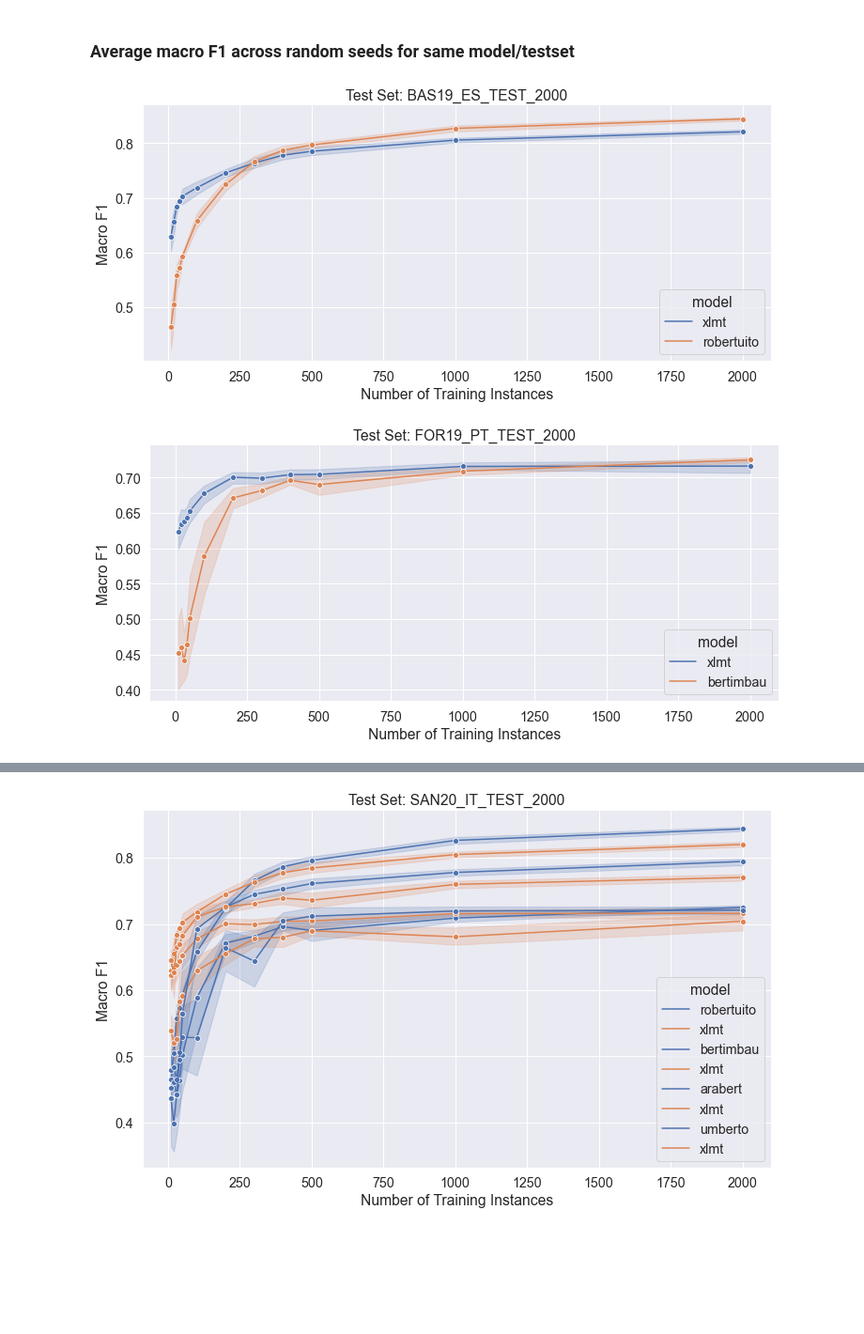
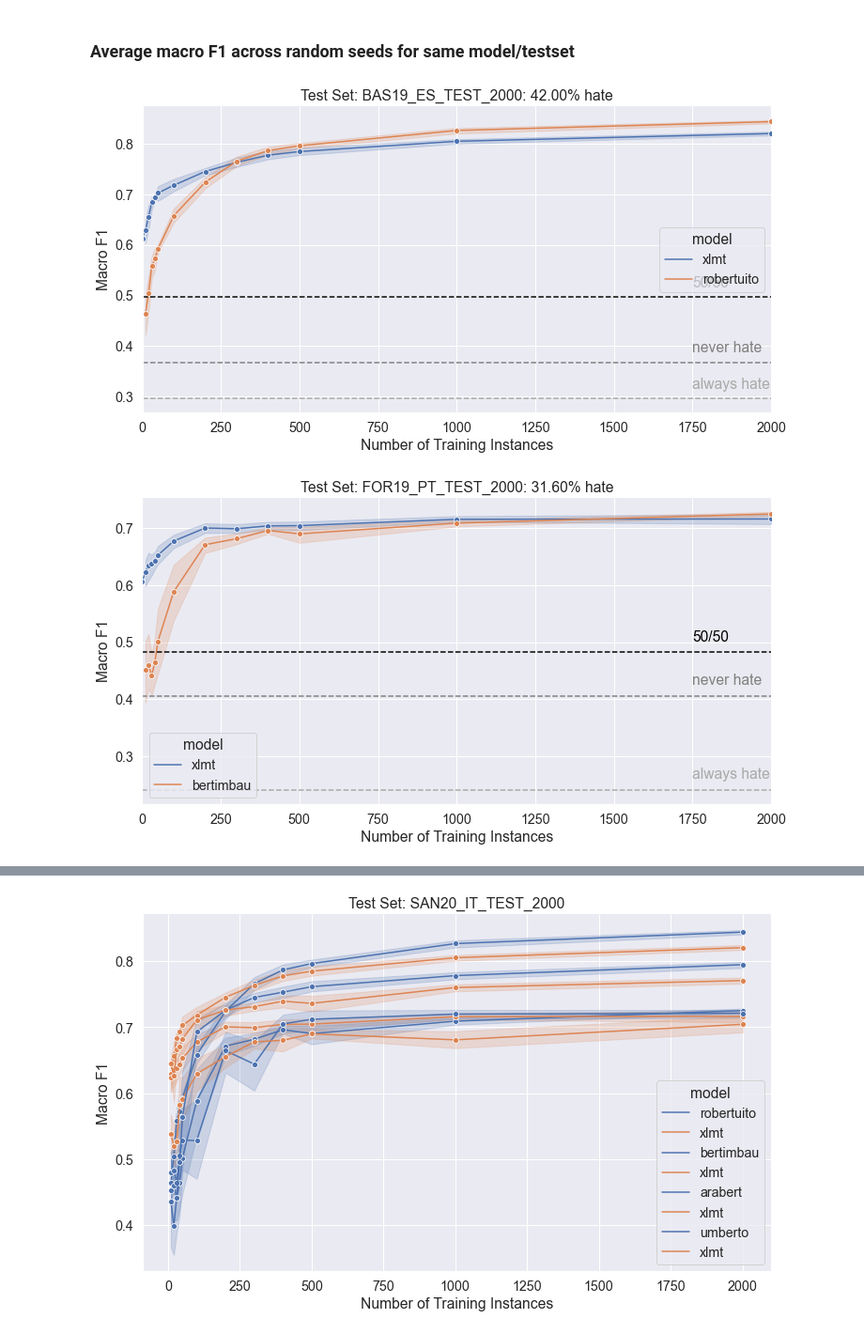
Before and after one commit to paul-rottger/efficient-low-resource-hate-detection, a Jupyter notebook: 3_evaluation/visualise_results.ipynb, the cells around one changed output, grey strips where cells are left out. Shown at 94% size. Cells and saved outputs as stored; diff of their text form; code cells hidden in the pictures; blank space fills up the shorter version.

```diff
--- a/3_evaluation/visualise_results.ipynb
+++ b/3_evaluation/visualise_results.ipynb
@@ -24,18 +25,22 @@ The results are stored in a nested dict: testset -> model -> train_size -> rando
 results_dict = dict()
 
 MODELS = ["xlmt","robertuito", "camembert", "arabert", "umberto", "bertimbau"]
-SIZES = [10,20,30,40,50,100,200,300,400,500,1000,2000]
+SIZES = [0,10,20,30,40,50,100,200,300,400,500,1000,2000]
 RANDOM_STATES = ["rs"+str(i) for i in range(1,11)]+["al"]
 
 for testset in os.listdir("./results"):
     print(testset)
     results_dict[testset] = dict()
     for model in pd.unique([m.split("_")[0] for m in os.listdir(f"./results/{testset}")]):
+        print("  ", model)
         results_dict[testset][model] = dict()
         for size in SIZES:
             results_dict[testset][model][size] = dict()
             for random_state in RANDOM_STATES:
                 for filename in glob.glob(f"./results/{testset}/{model}_*_{size}_{random_state}.csv"):
                     results_dict[testset][model][size][random_state] = pd.read_csv(filename)
+            # 0-shot xlmt models
+        for filename in glob.glob(f"./results/{testset}/{model}*_20000_rs1.csv"):
+            results_dict[testset][model][0]["rs1"] = pd.read_csv(filename)
 # %% [output]
 bas19_es_test_2000
@@ -76,36 +91,54 @@ for19_pt_test_2000
 # %% [markdown]
 ### Create flat df of results for easier plotting
 # %%
-results_df = pd.DataFrame(columns=["testset", "model", "train_size", "selection_strat", "macro_f1"])
+metrics_df = pd.DataFrame(columns=["testset", "model", "train_size", "selection_strat", "macro_f1"])
 
 for testset in metrics_dict:
     for model in metrics_dict[testset]:
         for size in metrics_dict[testset][model]:
             for selection_strat in metrics_dict[testset][model][size]:
-                results_df.loc[len(results_df)+1] = [testset, model, size, selection_strat, metrics_dict[testset][model][size][selection_strat]]
+                metrics_df.loc[len(metrics_df)+1] = [testset, model, size, selection_strat, metrics_dict[testset][model][size][selection_strat]]
 
-results_df["sample"] = results_df.selection_strat.apply(lambda x: "active learning" if x=="al" else "random")
+metrics_df["sample"] = metrics_df.selection_strat.apply(lambda x: "active learning" if x=="al" else "random")
 # %% [markdown]
 ### Average macro F1 across random seeds for same model/testset
 # %%
 for target_testset in sorted([t for t in metrics_dict.keys() if "fr" not in t]):
 
-    f = plt.figure(figsize=(12,5))
-
+    f = plt.figure(figsize=(12,6))
 
     # Just random samples
-    plot_df = results_df[(results_df.testset==target_testset) & (results_df.selection_strat!="al")].sort_values(["model"], ascending=False)
+    plot_df = metrics_df[(metrics_df.testset==target_testset) & (metrics_df.selection_strat!="al")].sort_values(["model"], ascending=False)
     p = sns.lineplot(x="train_size", y="macro_f1", hue="model", data = plot_df, estimator="mean", marker="o", ci=95)
 
     # With AL samples
-    #plot_df = results_df[(results_df.testset==target_testset) & (results_df.model!="xlmt")].sort_values(["model","sample"], ascending=False)
+    #plot_df = metrics_df[(metrics_df.testset==target_testset) & (metrics_df.model!="xlmt")].sort_values(["model","sample"], ascending=False)
     #p = sns.lineplot(x="train_size", y="macro_f1", hue="model", style="sample", data = plot_df, estimator="mean", marker="o", ci=95)
 
-    p.set_title(f"Test Set: {target_testset.upper()}")
+    # Baseline: always hate
+    always_hate = f1_score(results_dict[target_testset]['xlmt'][10]['rs1']["label"],len(results_dict[target_testset]['xlmt'][10]['rs1'])*[1], average="macro")
+    p.axhline(always_hate, color="darkgrey", linestyle="--")
+    p.annotate('always hate', xy= (1750,always_hate),  xytext=(1750,always_hate+0.02), color = "darkgrey")
+
+    # Baseline: never hate
+    never_hate = f1_score(results_dict[target_testset]['xlmt'][10]['rs1']["label"],len(results_dict[target_testset]['xlmt'][10]['rs1'])*[0], average="macro")
+    p.axhline(never_hate, color="grey", linestyle="--")
+    p.annotate('never hate', xy= (1750,never_hate),  xytext=(1750,never_hate+0.02), color="grey")
+
+    # Baseline: 50/50 hate/nothate
+    equal_prob = list()
+    for i in range(1000):
+        equal_prob += [f1_score(results_dict[target_testset]['xlmt'][10]['rs1']["label"],[round(random.uniform(0, 1)) for i in range(len(results_dict[target_testset]['xlmt'][10]['rs1']))], average="macro")]
+    equal_prob = sum(equal_prob)/len(equal_prob)
+    p.axhline(equal_prob, color="black", linestyle="--")
+    p.annotate('50/50', xy= (1750,equal_prob),  xytext=(1750,equal_prob+0.02), color="black")
+
+    p.set_title(f"Test Set: {target_testset.upper()}: {results_dict[target_testset]['xlmt'][10]['rs1'].label.mean():.2%} hate")
     p.set_xlabel("Number of Training Instances")
     p.set_ylabel("Macro F1")
+    p.set_xlim(0,2000)
     sns.despine()
     plt.show()
 # %% [output]
-[figure, old version]
+[figure, new version]
-[figure, old version]
+[figure, new version]
```
Also changed, not shown: parts of 4 cells of this notebook, 1 other file.
